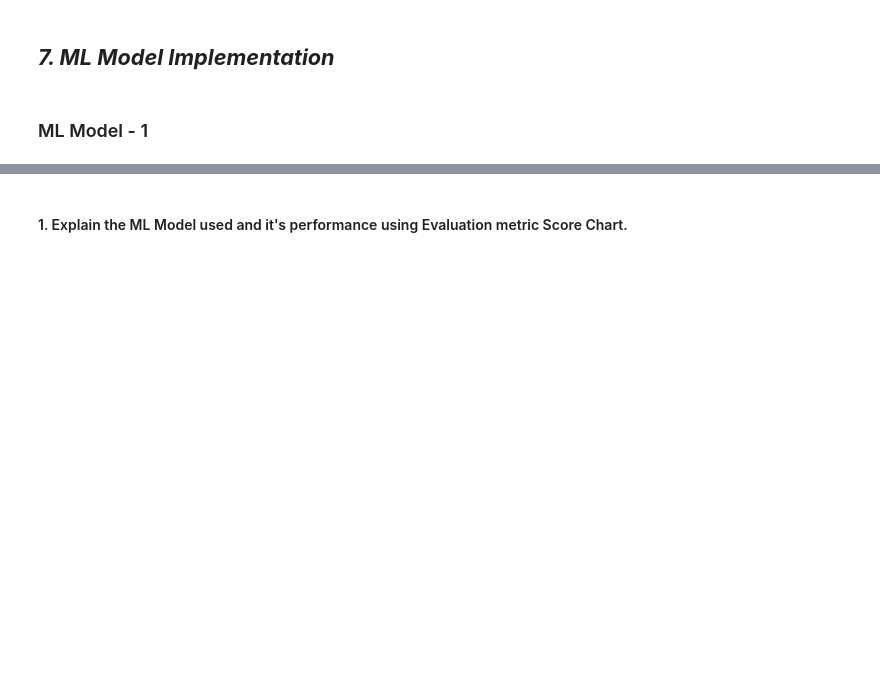
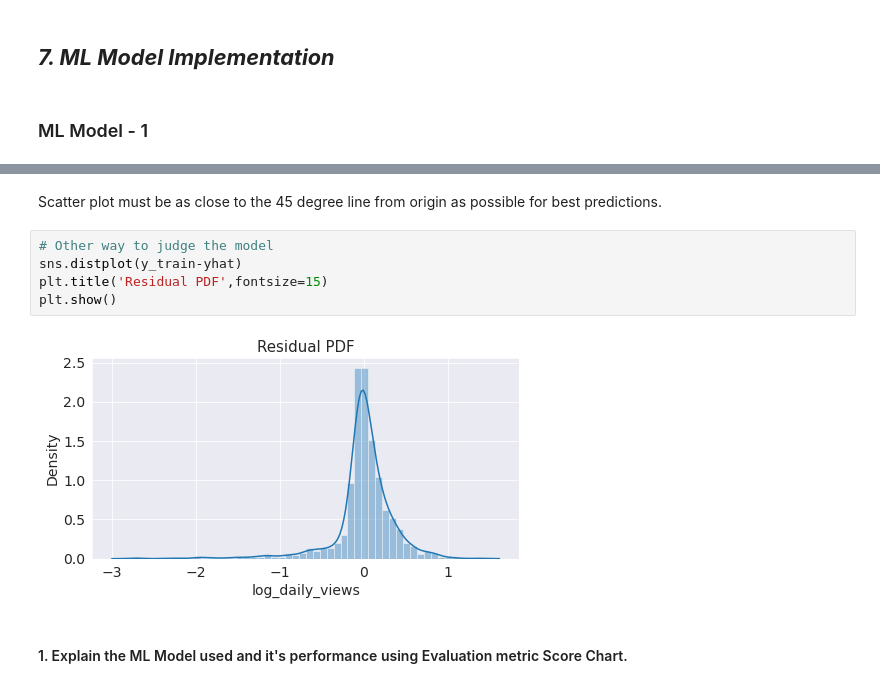
Before and after one commit to rajathAgalkote/TedTalksViewsPrediction_MLRegression, a Jupyter notebook: TED_Talks_Prediction_Regression_ML.ipynb, the cells around one changed output, grey strips where cells are left out. Saved outputs shown, nothing was run; the diff lists cells and outputs as text; blank space fills up the shorter version.

```diff
--- a/TED_Talks_Prediction_Regression_ML.ipynb
+++ b/TED_Talks_Prediction_Regression_ML.ipynb
@@ -1489,3 +1495,12 @@ Answer Here.
+# %% [markdown]
+Scatter plot must be as close to the 45 degree line from origin as possible for best predictions.
+# %%
+# Other way to judge the model
+sns.distplot(y_train-yhat)
+plt.title('Residual PDF',fontsize=15)
+plt.show()
+# %% [output]
+[figure, added]
 # %% [markdown]
 #### 1. Explain the ML Model used and it's performance using Evaluation metric Score Chart.
 # %%
```
Also changed, not shown: parts of 118 cells of this notebook.
